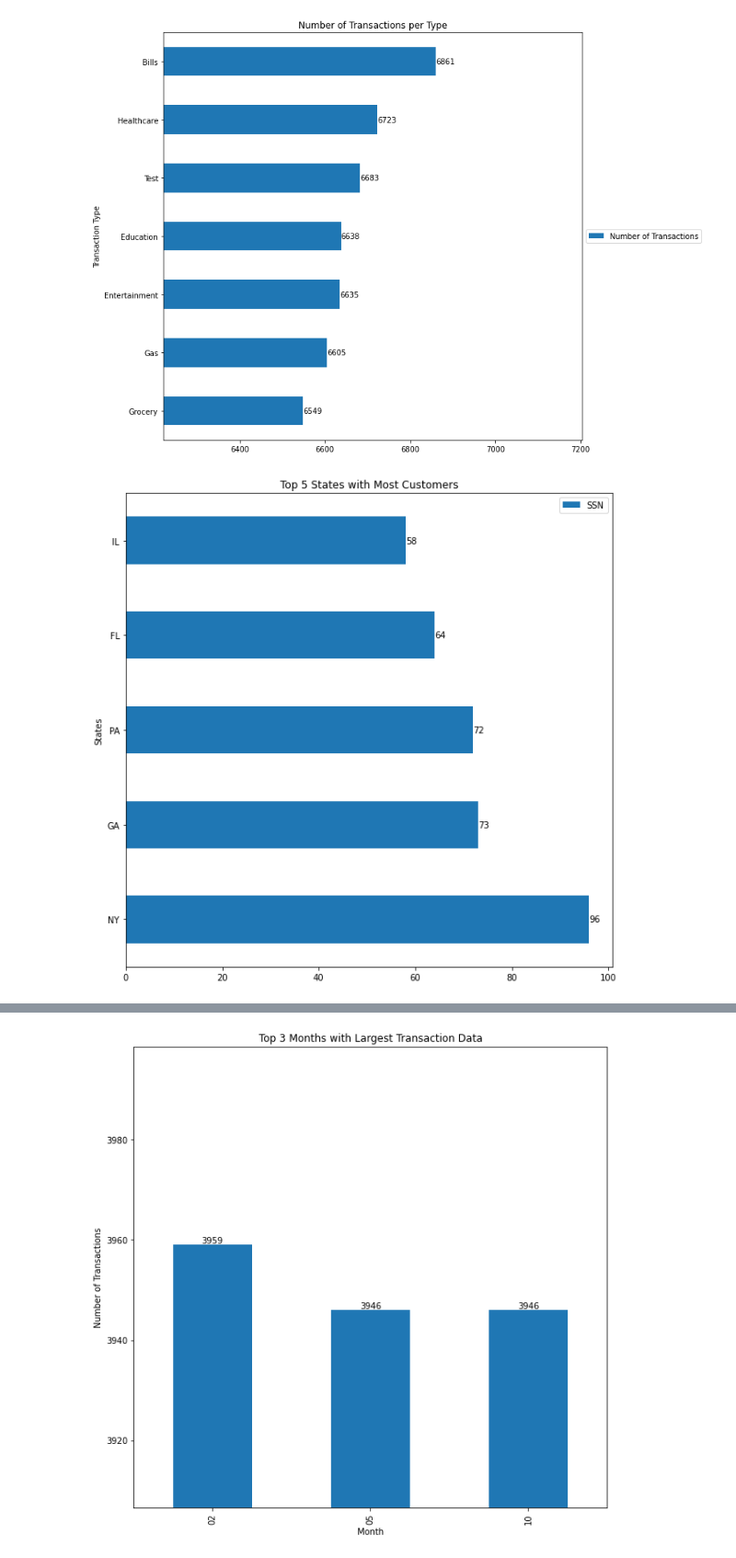
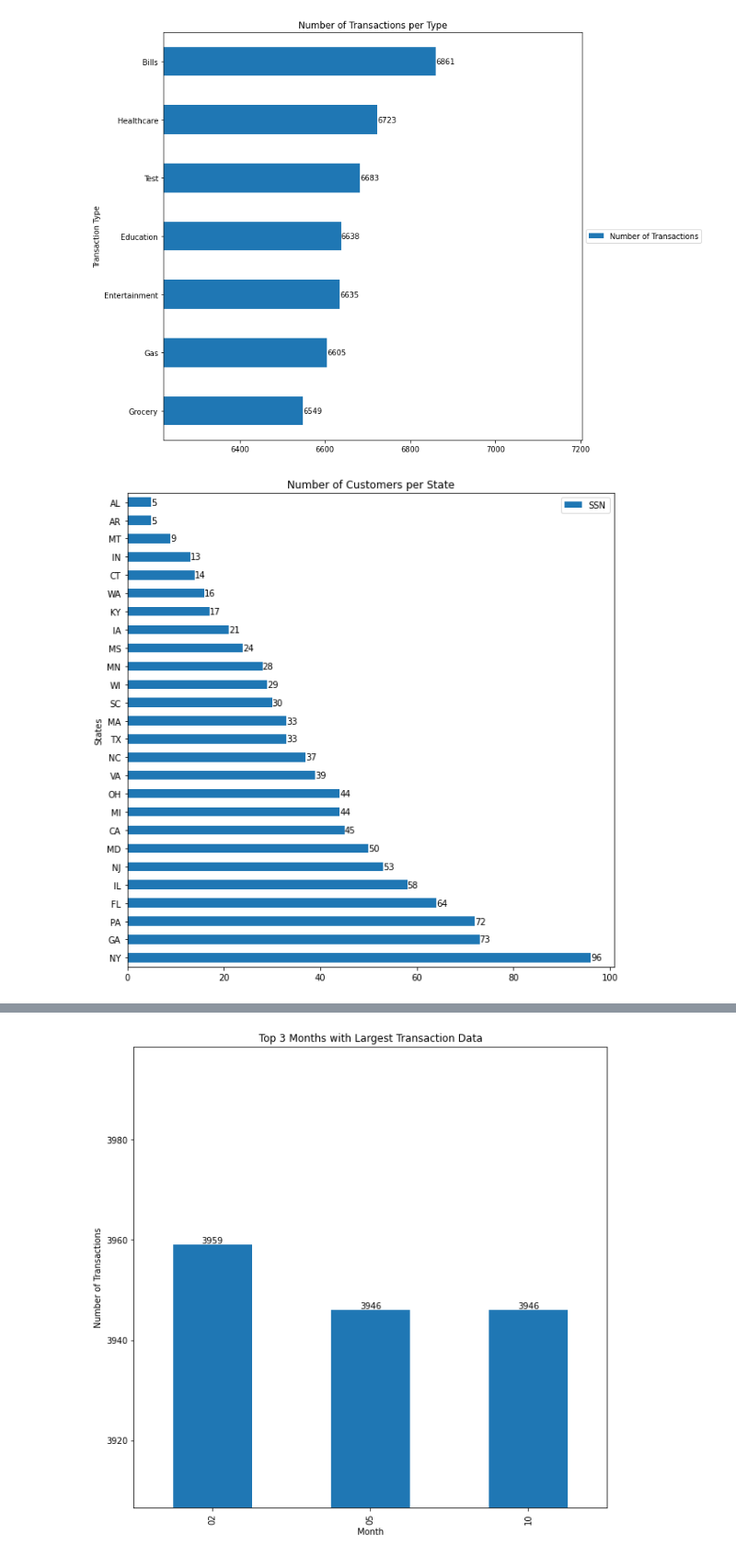
Before and after one commit to Cosdaman/PSCS-LoanAndCredit, a Jupyter notebook: Credit_Data_Visualization.ipynb, the cells around one changed output, grey strips where cells are left out. Shown at 92% size. Drawn from its saved outputs; the diff is of its cells as text; code cells hidden in the pictures.

Commit message:
fixed graph

```diff
--- a/Credit_Data_Visualization.ipynb
+++ b/Credit_Data_Visualization.ipynb
@@ -44,18 +45,18 @@ plt.close()
 # %%
 # Find and plot which state has a high number of customers.
 pandas_cust_df = cust_df.toPandas()
 pandas_cust_df = pandas_cust_df[['SSN', 'CUST_STATE']].groupby(
-    'CUST_STATE').count().sort_values('SSN',ascending=False).head()
+    'CUST_STATE').count().sort_values('SSN',ascending=False)
 
 cust_plot = pandas_cust_df.plot(kind='barh',
                     figsize=(10, 10),
-                    title='Top 5 States with Most Customers',
+                    title='Number of Customers per State',
                     xlabel='States')
 
 cust_plot.bar_label(cust_plot.containers[0])
 
 plt.show()
 plt.close()
 # %% [output]
-[figure, old version]
+[figure, new version]
 # %%
```
Also changed, not shown: parts of 4 cells of this notebook, 1 other file.
